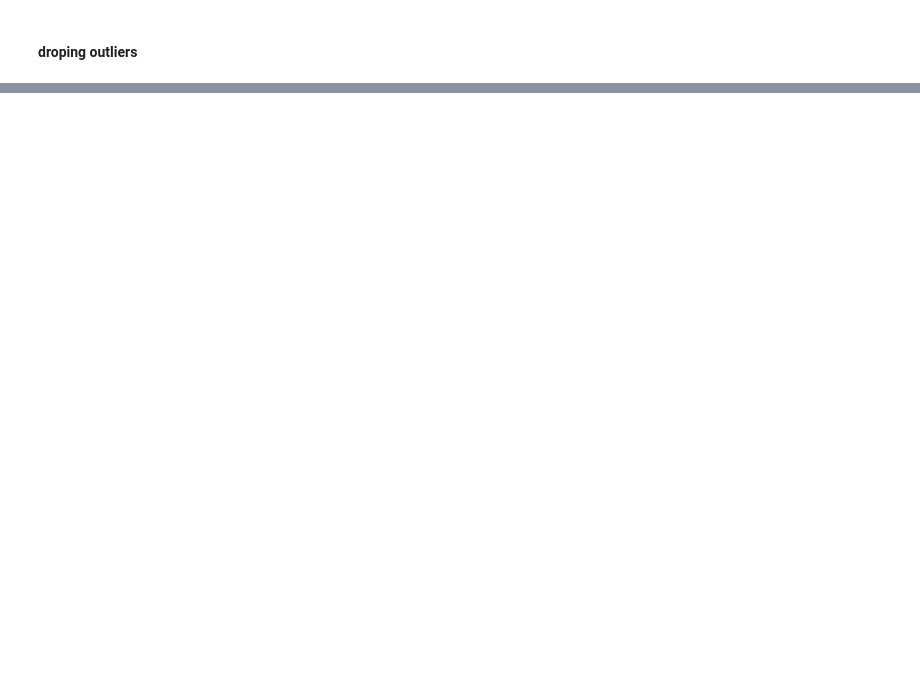
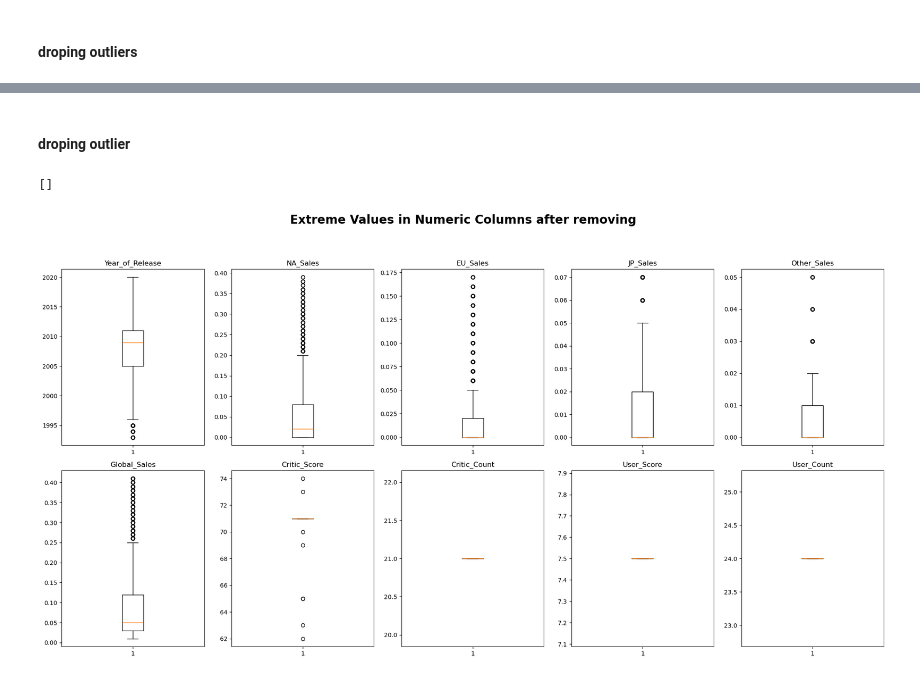
Before and after one commit to Jishnu-12/Data-analytics, a Jupyter notebook: EDA-Mini-Project/EDA-Mini-Project.ipynb, the cells around one changed output, grey strips where cells are left out. Drawn from its saved outputs; the diff is of its cells as text; code cells hidden in the pictures; blank space fills up the shorter version.

```diff
--- a/EDA-Mini-Project/EDA-Mini-Project.ipynb
+++ b/EDA-Mini-Project/EDA-Mini-Project.ipynb
@@ -316,0 +434,4 @@ outlier_recheck
+# %%
+upper_limit,lower_limit,outlier,outlier_list = detect_outliers(df,"Critic_Score")
+print(f"upper_limit = {upper_limit}, lower_limit = {lower_limit}, outlier_list= {outlier_list}")
+outlier.head()
@@ -316,0 +457,4 @@ outlier_recheck
+# %%
+upper_limit,lower_limit,outlier,outlier_list = detect_outliers(df,"Critic_Count")
+print(f"upper_limit = {upper_limit}, lower_limit = {lower_limit}, outlier_list= {outlier_list}")
+outlier.head()
@@ -316,0 +480,4 @@ outlier_recheck
+# %%
+upper_limit,lower_limit,outlier,outlier_list = detect_outliers(df,"User_Score")
+print(f"upper_limit = {upper_limit}, lower_limit = {lower_limit}, outlier_list= {outlier_list}")
+outlier.head()
@@ -316,0 +503,4 @@ outlier_recheck
+# %%
+upper_limit,lower_limit,outlier,outlier_list = detect_outliers(df,"User_Count")
+print(f"upper_limit = {upper_limit}, lower_limit = {lower_limit}, outlier_list= {outlier_list}")
+outlier.head()
@@ -316,0 +515,2 @@ outlier_recheck
+# %% [markdown]
+#### droping outlier
@@ -316,0 +519,19 @@ outlier_recheck
+# %%
+outlier = df[(df["User_Count"] > upper_limit)|(df["User_Count"] < lower_limit)]["User_Count"].tolist()
+outlier
+# %% [output]
+[]
+# %%
+col4 = df.select_dtypes(["float", "int"])
+
+fig,axs = plt.subplots(2,5,figsize = (20,10))
+axs = axs.flatten()
+
+for i in range(10):
+    axs[i].boxplot(df[col4.columns[i]])
+    axs[i].set_title(col4.columns[i])
+plt.suptitle("Extreme Values in Numeric Columns after removing",fontsize=20,fontweight="bold",y=1.05)
+plt.tight_layout()
+plt.show()
+# %% [output]
+[figure, added]
```
Also changed, not shown: parts of 53 cells of this notebook.
